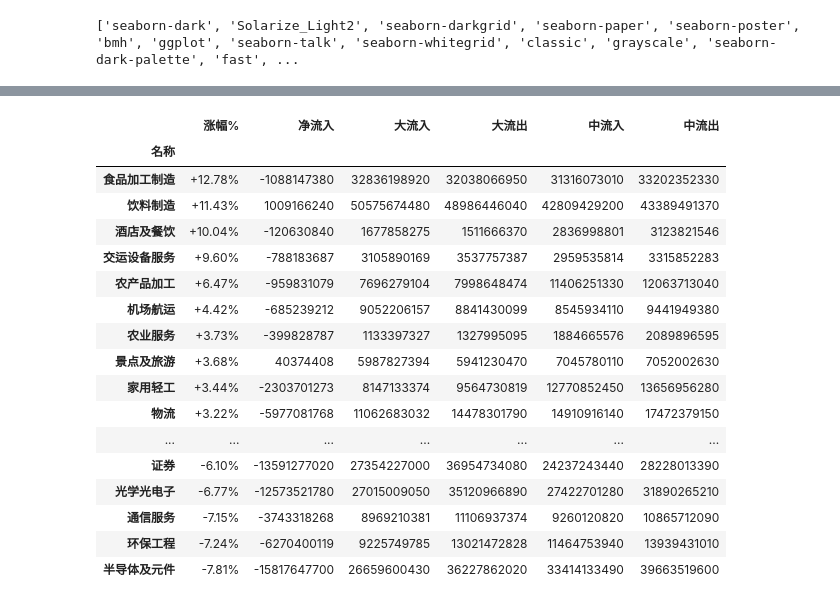
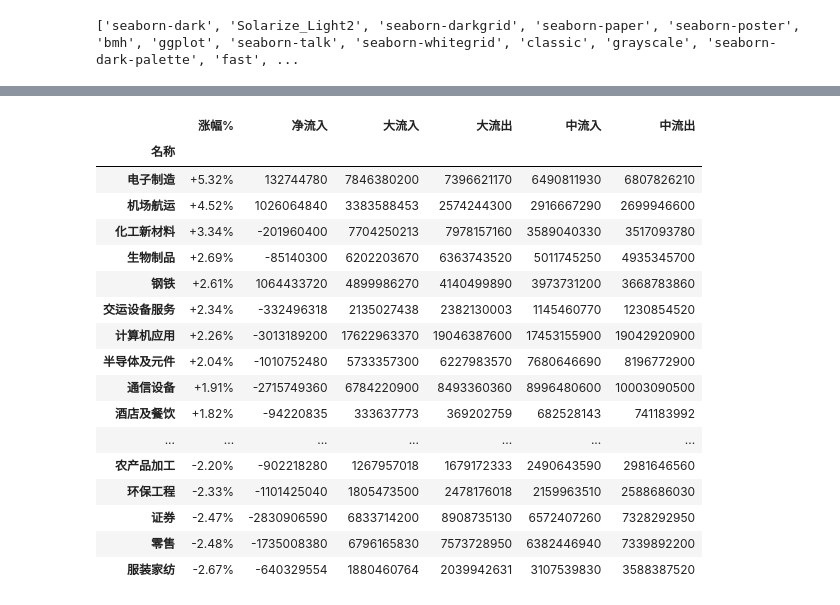
Before and after one commit to sunmd/DataAnlysisDemo, a Jupyter notebook: StockAnlysis.ipynb, the cells around one changed output, grey strips where cells are left out. Cells and saved outputs as stored; diff of their text form; code cells hidden in the pictures.

```diff
--- a/StockAnlysis.ipynb
+++ b/StockAnlysis.ipynb
@@ -212,10 +212,10 @@ def ycz():
 # %%
 file_date = '2018-06'
 
-to_day = '2018-06-07'
+to_day = '2018-06-08'
 
-df = save_one_day( file_date, columns_name, 7)
+df = save_one_day( file_date, columns_name, 8)
 
-df[df['统计时间']=='2018-06-07'].head()
+df[df['统计时间']=='2018-06-08'].head()
 # %% [output]
 |  | 代码 | 名称 | 涨幅% | 净流入 | 大流入 | 大流出 | 中流入 | 中流出 | 统计时间 |
@@ -248,28 +248,28 @@ df[df['统计时间']==to_day].sort_values('净流入',ascending=False)\
 # %%
 #按分类进行统计
 
-df_grp_name = df.groupby('名称').sum()
+df_grp_name = df[df['统计时间']>file_date+'-01'].groupby('名称').sum()
 df_grp_name.sort_values(['涨幅%','净流入'], ascending=False)\
 .style.use(mystl.export()).format({'涨幅%':'{:+.2%}'})
 # %% [output]
 |  | 涨幅% | 净流入 | 大流入 | 大流出 | 中流入 | 中流出 |
 | 名称 |  |  |  |  |  |  |
-| 食品加工制造 | +12.78% | -1088147380 | 32836198920 | 32038066950 | 31316073010 | 33202352330 |
-| 饮料制造 | +11.43% | 1009166240 | 50575674480 | 48986446040 | 42809429200 | 43389491370 |
-| 酒店及餐饮 | +10.04% | -120630840 | 1677858275 | 1511666370 | 2836998801 | 3123821546 |
-| 交运设备服务 | +9.60% | -788183687 | 3105890169 | 3537757387 | 2959535814 | 3315852283 |
-| 农产品加工 | +6.47% | -959831079 | 7696279104 | 7998648474 | 11406251330 | 12063713040 |
-| 机场航运 | +4.42% | -685239212 | 9052206157 | 8841430099 | 8545934110 | 9441949380 |
-| 农业服务 | +3.73% | -399828787 | 1133397327 | 1327995095 | 1884665576 | 2089896595 |
-| 景点及旅游 | +3.68% | 40374408 | 5987827394 | 5941230470 | 7045780110 | 7052002630 |
-| 家用轻工 | +3.44% | -2303701273 | 8147133374 | 9564730819 | 12770852450 | 13656956280 |
-| 物流 | +3.22% | -5977081768 | 11062683032 | 14478301790 | 14910916140 | 17472379150 |
+| 电子制造 | +5.32% | 132744780 | 7846380200 | 7396621170 | 6490811930 | 6807826210 |
+| 机场航运 | +4.52% | 1026064840 | 3383588453 | 2574244300 | 2916667290 | 2699946600 |
+| 化工新材料 | +3.34% | -201960400 | 7704250213 | 7978157160 | 3589040330 | 3517093780 |
+| 生物制品 | +2.69% | -85140300 | 6202203670 | 6363743520 | 5011745250 | 4935345700 |
+| 钢铁 | +2.61% | 1064433720 | 4899986270 | 4140499890 | 3973731200 | 3668783860 |
+| 交运设备服务 | +2.34% | -332496318 | 2135027438 | 2382130003 | 1145460770 | 1230854520 |
+| 计算机应用 | +2.26% | -3013189200 | 17622963370 | 19046387600 | 17453155900 | 19042920900 |
+| 半导体及元件 | +2.04% | -1010752480 | 5733357300 | 6227983570 | 7680646690 | 8196772900 |
+| 通信设备 | +1.91% | -2715749360 | 6784220900 | 8493360360 | 8996480600 | 10003090500 |
+| 酒店及餐饮 | +1.82% | -94220835 | 333637773 | 369202759 | 682528143 | 741183992 |
 | ... | ... | ... | ... | ... | ... | ... |
-| 证券 | -6.10% | -13591277020 | 27354227000 | 36954734080 | 24237243440 | 28228013390 |
-| 光学光电子 | -6.77% | -12573521780 | 27015009050 | 35120966890 | 27422701280 | 31890265210 |
-| 通信服务 | -7.15% | -3743318268 | 8969210381 | 11106937374 | 9260120820 | 10865712090 |
-| 环保工程 | -7.24% | -6270400119 | 9225749785 | 13021472828 | 11464753940 | 13939431010 |
-| 半导体及元件 | -7.81% | -15817647700 | 26659600430 | 36227862020 | 33414133490 | 39663519600 |
+| 农产品加工 | -2.20% | -902218280 | 1267957018 | 1679172333 | 2490643590 | 2981646560 |
+| 环保工程 | -2.33% | -1101425040 | 1805473500 | 2478176018 | 2159963510 | 2588686030 |
+| 证券 | -2.47% | -2830906590 | 6833714200 | 8908735130 | 6572407260 | 7328292950 |
+| 零售 | -2.48% | -1735008380 | 6796165830 | 7573728950 | 6382446940 | 7339892200 |
+| 服装家纺 | -2.67% | -640329554 | 1880460764 | 2039942631 | 3107539830 | 3588387520 |
 # %%
 #按时间进行统计
 df_grp_time = df.groupby('统计时间').sum()
```
Also changed, not shown: parts of 11 cells of this notebook, 1 other file.
